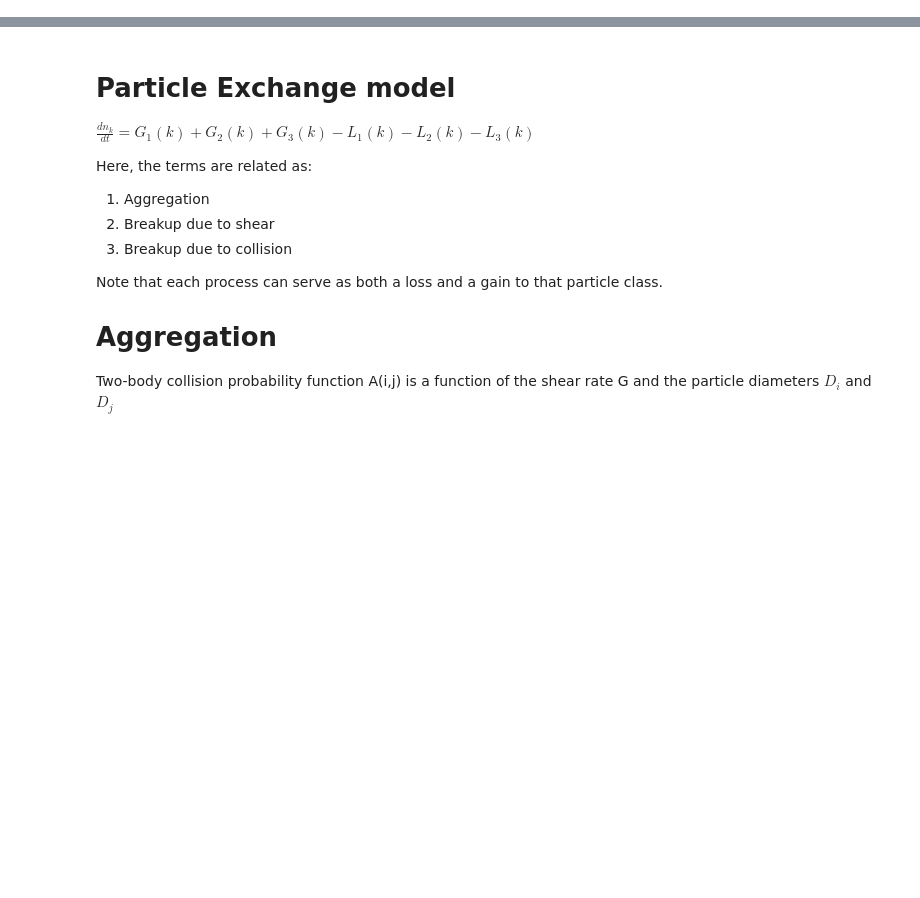
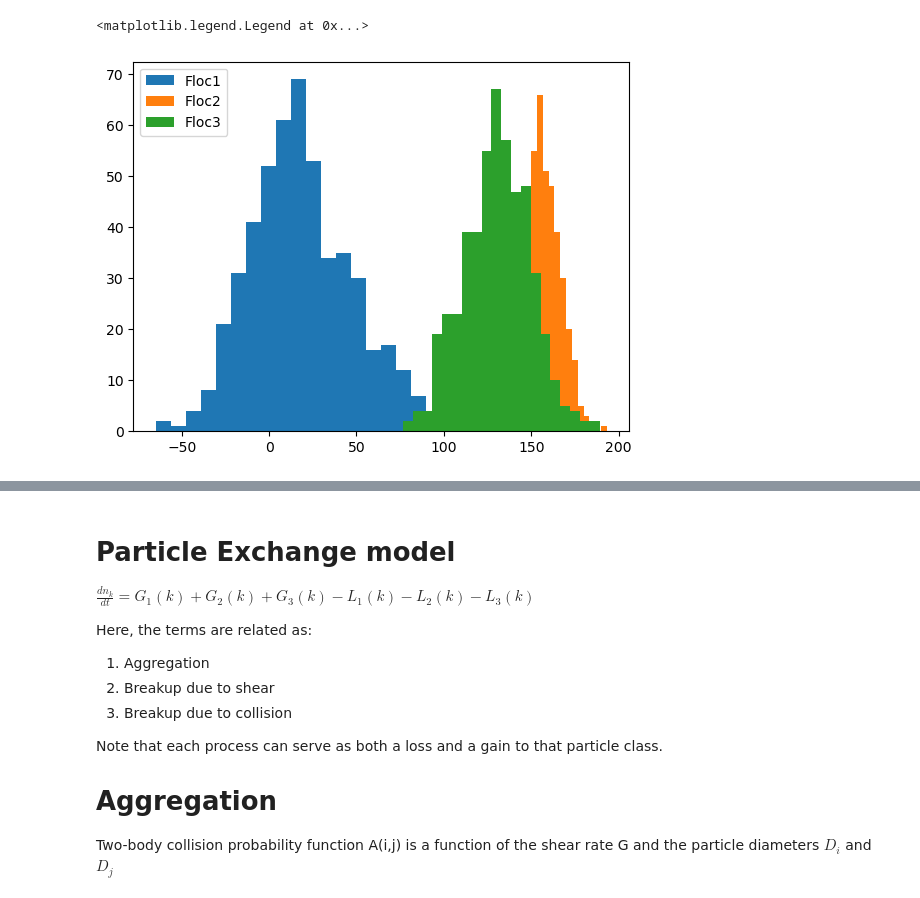
Before and after one commit to sienna-white/enkf_sediment, a Jupyter notebook: experimenting_sed.ipynb, the cells around one changed output, grey strips where cells are left out. Drawn from its saved outputs; the diff is of its cells as text; code cells hidden in the pictures; blank space fills up the shorter version.

```diff
--- a/experimenting_sed.ipynb
+++ b/experimenting_sed.ipynb
@@ -68,3 +115,16 @@ Coordinates:
+# %%
+values = ds['floc1'].isel(t=TIME).sel(z=1, method='nearest')
+plt.hist(values, bins=20, label= "Floc1" )
+values = ds['floc2'].isel(t=TIME).sel(z=1, method='nearest')
+plt.hist(values, bins=20, label= "Floc2" )
+
+values = ds['floc3'].isel(t=TIME).sel(z=1, method='nearest')
+plt.hist(values, bins=20, label= "Floc3" )
+ax=plt.gca()
+ax.legend()
+# %% [output]
+<matplotlib.legend.Legend at 0x...>
+[figure, added]
 # %%
 #
 import numpy as np
```
Also changed, not shown: parts of 7 cells of this notebook, 4 other files.
